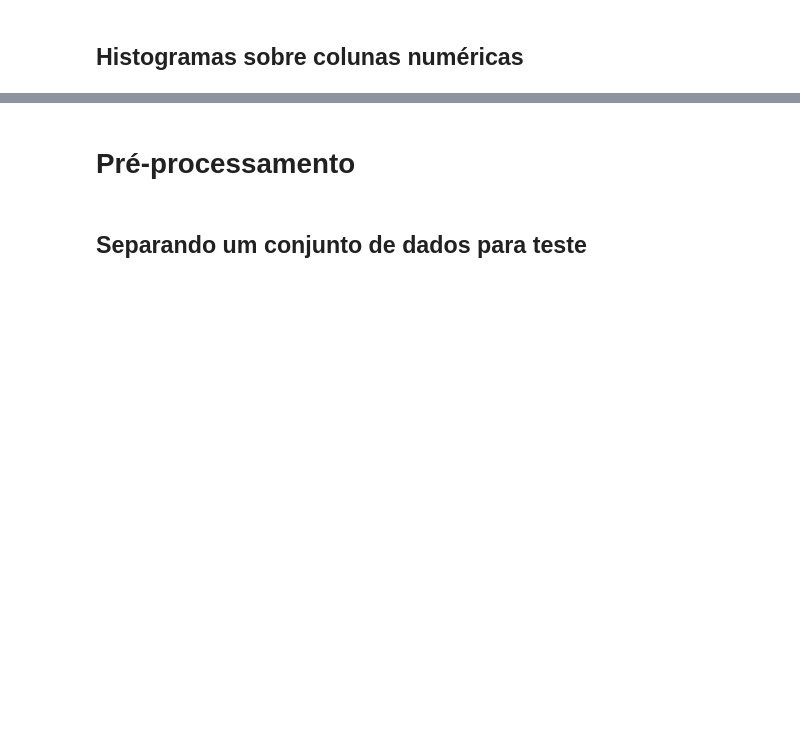
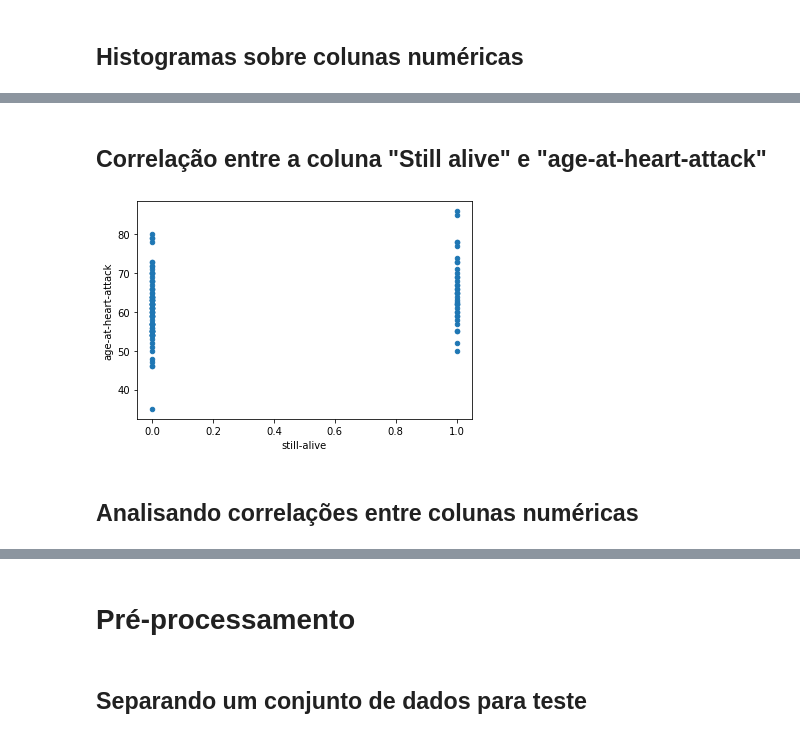
Before and after one commit to ericcarlotto/analiseDadosEchocardiogramDatabase, a Jupyter notebook: predictiveModelEchocardiogram.ipynb, the cells around one changed output, grey strips where cells are left out. Saved outputs shown, nothing was run; the diff lists cells and outputs as text; code cells hidden in the pictures; blank space fills up the shorter version.

```diff
--- a/predictiveModelEchocardiogram.ipynb
+++ b/predictiveModelEchocardiogram.ipynb
@@ -100,0 +85,9 @@ plt.show()
+# %% [markdown]
+<h2>Correlação entre a coluna "Still alive" e "age-at-heart-attack"</h2>
+# %%
+df.plot(x='still-alive', y='age-at-heart-attack', kind='scatter')
+plt.show()
+# %% [output]
+[figure, added]
+# %% [markdown]
+<h2>Analisando correlações entre colunas numéricas</h2>
```
Also changed, not shown: parts of 34 cells of this notebook, 1 other file.
